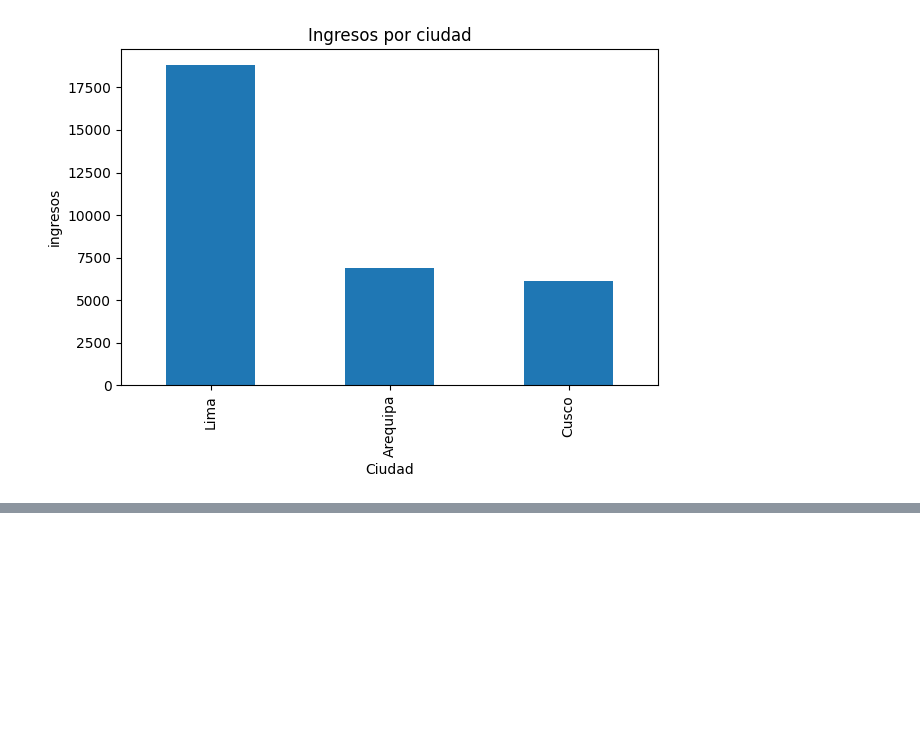
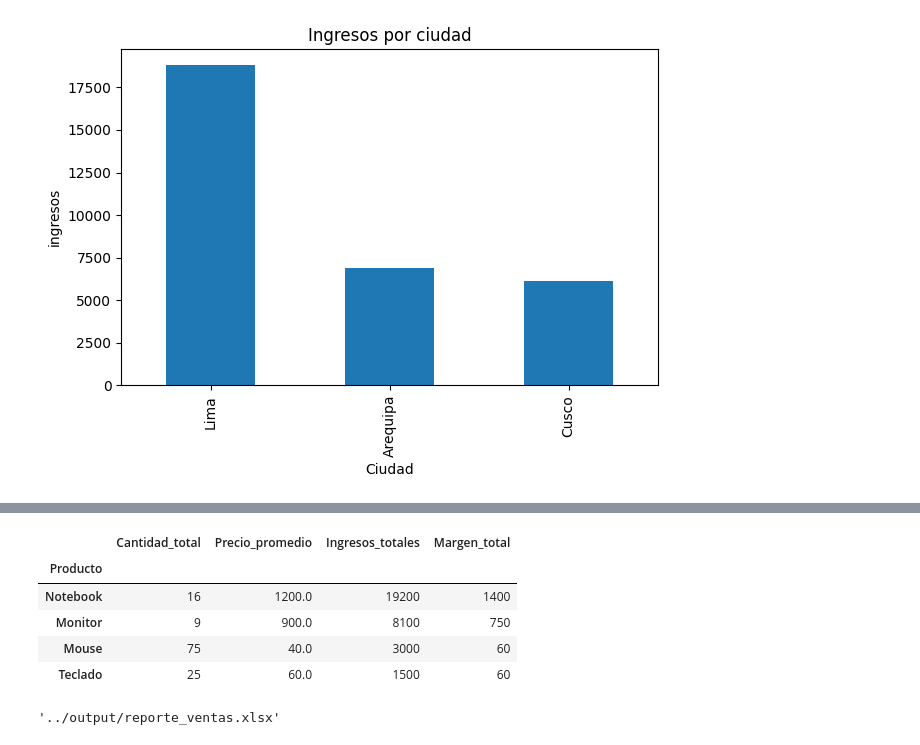
Before and after one commit to rivasperezenrique-coder/ventas-analisis-descuentos, a Jupyter notebook: notebooks/analisis_descuentos.ipynb, the cells around one changed output, grey strips where cells are left out. Saved outputs shown, nothing was run; the diff lists cells and outputs as text; code cells hidden in the pictures; blank space fills up the shorter version.

```diff
--- a/notebooks/analisis_descuentos.ipynb
+++ b/notebooks/analisis_descuentos.ipynb
@@ -169,0 +186,38 @@ plt.show()
+# %%
+resumen_final = (
+    df.groupby("Producto")
+    .agg(
+        Cantidad_total=("Cantidad", "sum"),
+        Precio_promedio=("Precio", "mean"),
+        Ingresos_totales=("Total", "sum"),
+        Margen_total=("Margen", "sum")
+    )
+    .sort_values(by="Ingresos_totales", ascending=False)
+)
+
+resumen_final
+# %% [output]
+|  | Cantidad_total | Precio_promedio | Ingresos_totales | Margen_total |
+| Producto |  |  |  |  |
+| Notebook | 16 | 1200.0 | 19200 | 1400 |
+| Monitor | 9 | 900.0 | 8100 | 750 |
+| Mouse | 75 | 40.0 | 3000 | 60 |
+| Teclado | 25 | 60.0 | 1500 | 60 |
+# %%
+from pathlib import Path
+
+# Asegurarnos de que exista la carpeta output
+Path("output").mkdir(exist_ok=True)
+
+output_file = "../output/reporte_ventas.xlsx"
+
+with pd.ExcelWriter(output_file, engine="openpyxl") as writer:
+    df.to_excel(writer, sheet_name="Datos_limpios", index=False)
+    resumen_final.to_excel(writer, sheet_name="Resumen_por_producto")
+    ingresos_por_ciudad.to_frame(name="Ingresos").to_excel(
+        writer, sheet_name="Ingresos_por_ciudad"
+    )
+
+output_file
+# %% [output]
+'../output/reporte_ventas.xlsx'
```
Also changed, not shown: parts of 3 cells of this notebook.
